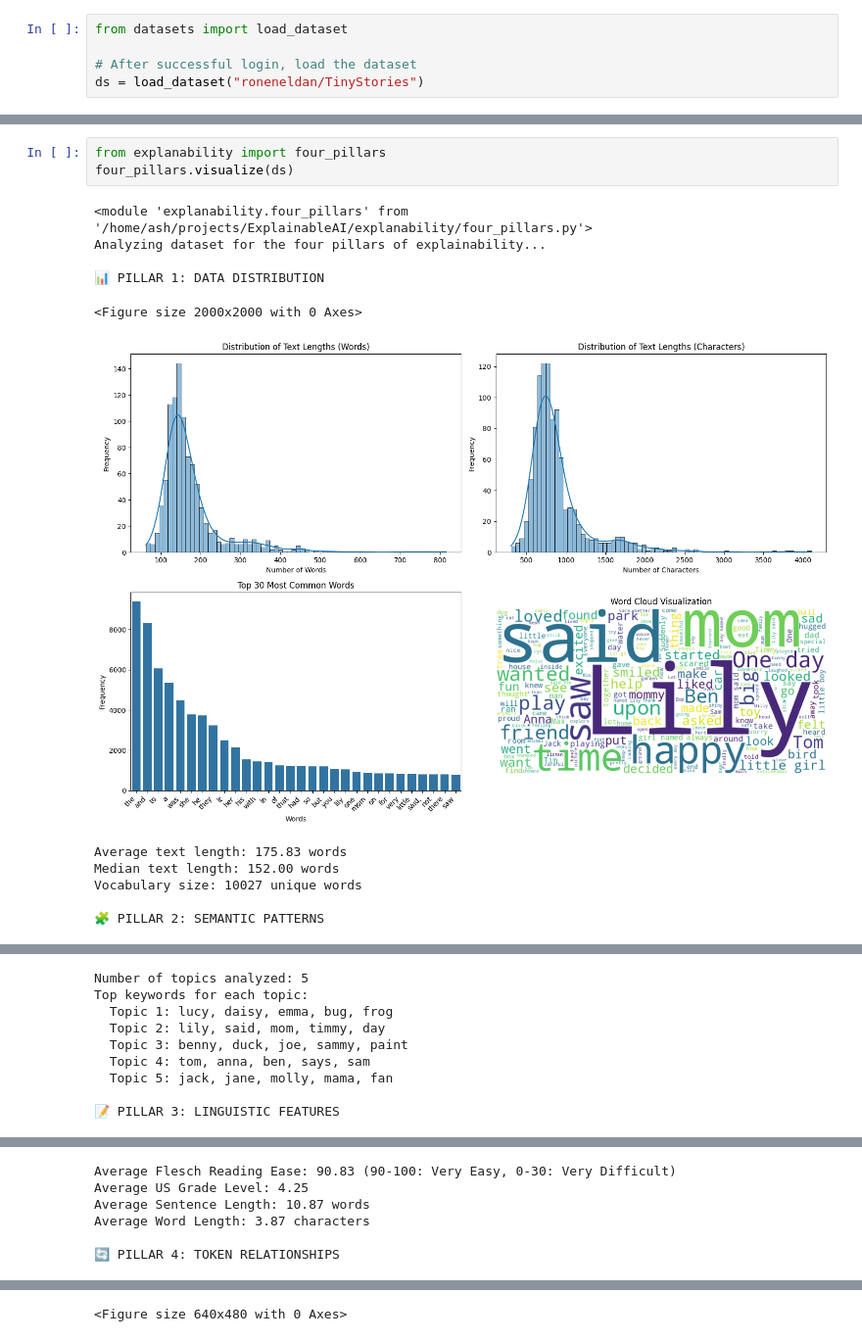
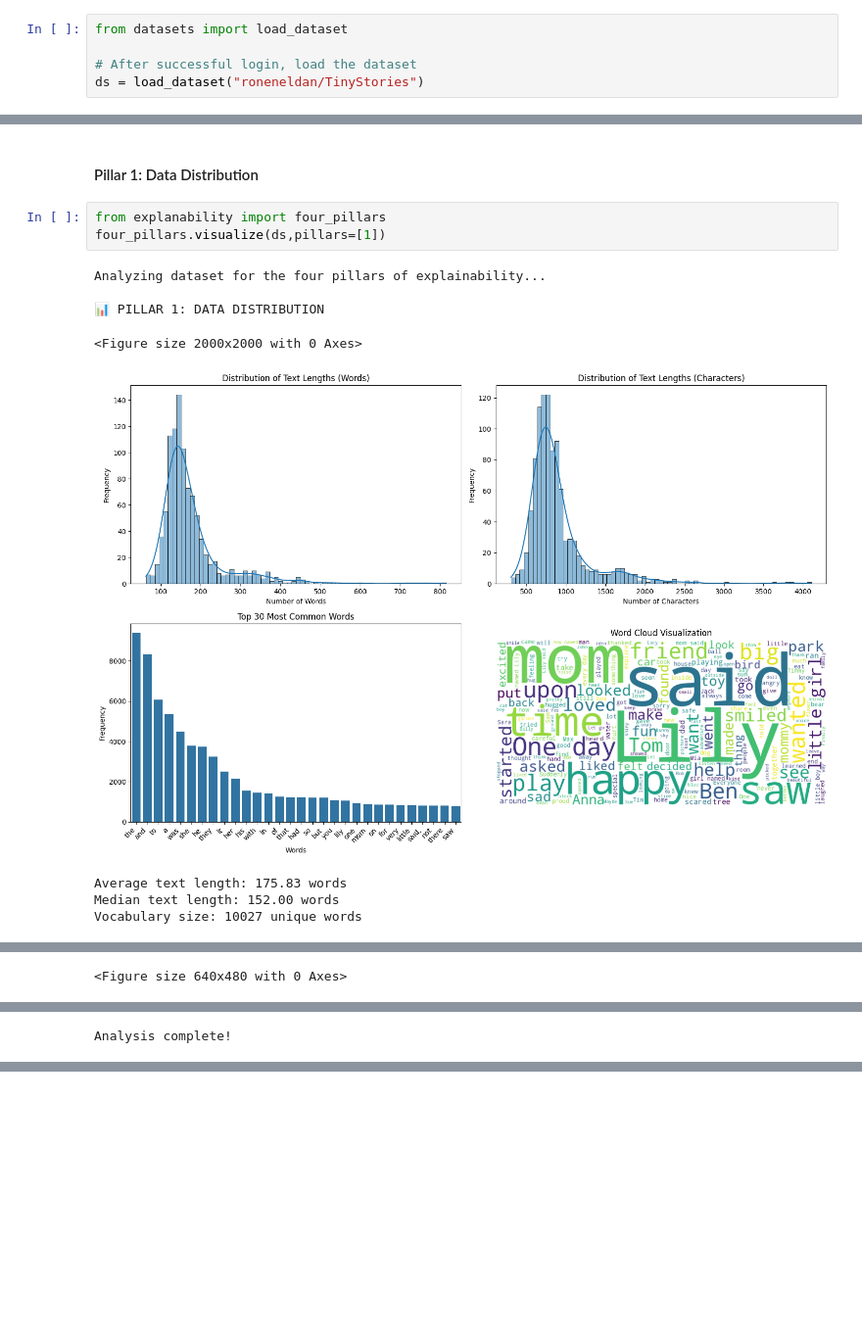
Before and after one commit to ashworks1706/llm-from-scratch, a Jupyter notebook: tutorial.ipynb, the cells around one changed output, grey strips where cells are left out. Shown at 98% size. Drawn from its saved outputs; the diff is of its cells as text; blank space fills up the shorter version.

```diff
--- a/tutorial.ipynb
+++ b/tutorial.ipynb
@@ -71,15 +73,14 @@ Let's utilize them to see what this data is all about.
+# %% [markdown]
+#### Pillar 1: Data Distribution
 # %%
 from explanability import four_pillars
-four_pillars.visualize(ds)
+four_pillars.visualize(ds,pillars=[1])
 # %% [output]
-<module 'explanability.four_pillars' from '/home/ash/projects/ExplainableAI/explanability/four_pillars.py'>
 Analyzing dataset for the four pillars of explainability...
 
 📊 PILLAR 1: DATA DISTRIBUTION
 <Figure size 2000x2000 with 0 Axes>
-[figure, old version]
+[figure, new version]
 Average text length: 175.83 words
 Median text length: 152.00 words
 Vocabulary size: 10027 unique words
-
-🧩 PILLAR 2: SEMANTIC PATTERNS
@@ -87,9 +87 @@ Vocabulary size: 10027 unique words
-Number of topics analyzed: 5
-Top keywords for each topic:
-  Topic 1: lucy, daisy, emma, bug, frog
-  Topic 2: lily, said, mom, timmy, day
-  Topic 3: benny, duck, joe, sammy, paint
-  Topic 4: tom, anna, ben, says, sam
-  Topic 5: jack, jane, molly, mama, fan
-
-📝 PILLAR 3: LINGUISTIC FEATURES
+<Figure size 640x480 with 0 Axes>
@@ -97,6 +88 @@ Top keywords for each topic:
-Average Flesch Reading Ease: 90.83 (90-100: Very Easy, 0-30: Very Difficult)
-Average US Grade Level: 4.25
-Average Sentence Length: 10.87 words
-Average Word Length: 3.87 characters
-
-🔄 PILLAR 4: TOKEN RELATIONSHIPS
+Analysis complete!
@@ -107 +88,0 @@ Words most likely to follow 'the': park, little, bird
-<Figure size 640x480 with 0 Axes>
```
Also changed, not shown: parts of 12 cells of this notebook, 1 other file.
